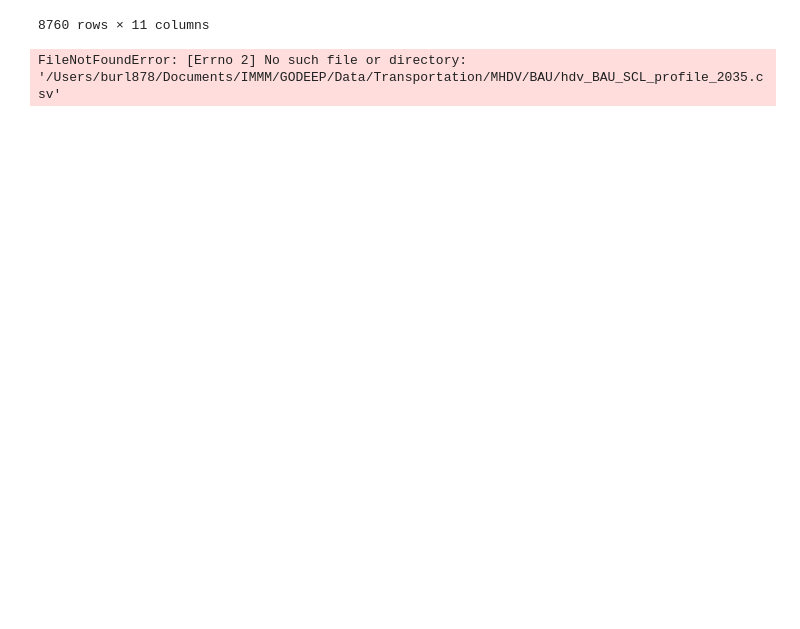
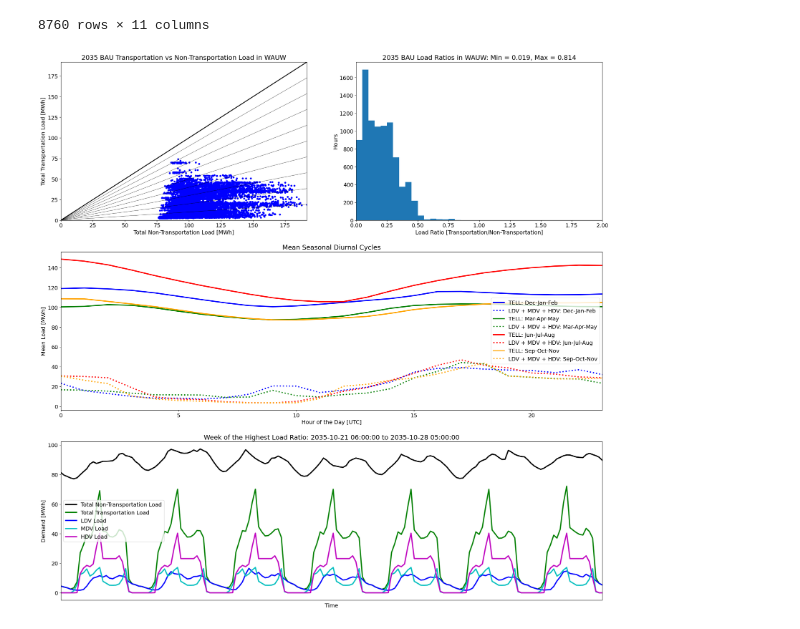
Before and after one commit to GODEEEP/load_analysis, a Jupyter notebook: notebooks/transportation_analysis.ipynb, the cells around one changed output. Saved outputs shown, nothing was run; the diff lists cells and outputs as text; code cells hidden in the pictures; blank space fills up the shorter version.

Commit message:
Added BA figures

```diff
--- a/notebooks/transportation_analysis.ipynb
+++ b/notebooks/transportation_analysis.ipynb
@@ -268,11 +268,11 @@ def plot_data_comparison(ba_to_plot: str, scenario_to_plot: str, load_data_input
        filename = (ba_to_plot + '_' + scenario_to_plot + '_Transportation_Comparison.png')
        plt.savefig(os.path.join(image_output_dir, filename), dpi=75, bbox_inches='tight')
 # %%
-plot_data_comparison(ba_to_plot = 'SCL',
+plot_data_comparison(ba_to_plot = 'WAUW',
                      scenario_to_plot = 'BAU',
                      load_data_input_dir = load_data_input_dir,
                      trn_data_input_dir = trn_data_input_dir,
                      image_output_dir = image_output_dir,
                      save_images = True)
 # %% [output]
-FileNotFoundError: [Errno 2] No such file or directory: '/Users/burl878/Documents/IMMM/GODEEP/Data/Transportation/MHDV/BAU/hdv_BAU_SCL_profile_2035.csv'
+[figure, added]
```
Also changed, not shown: 56 other files.
